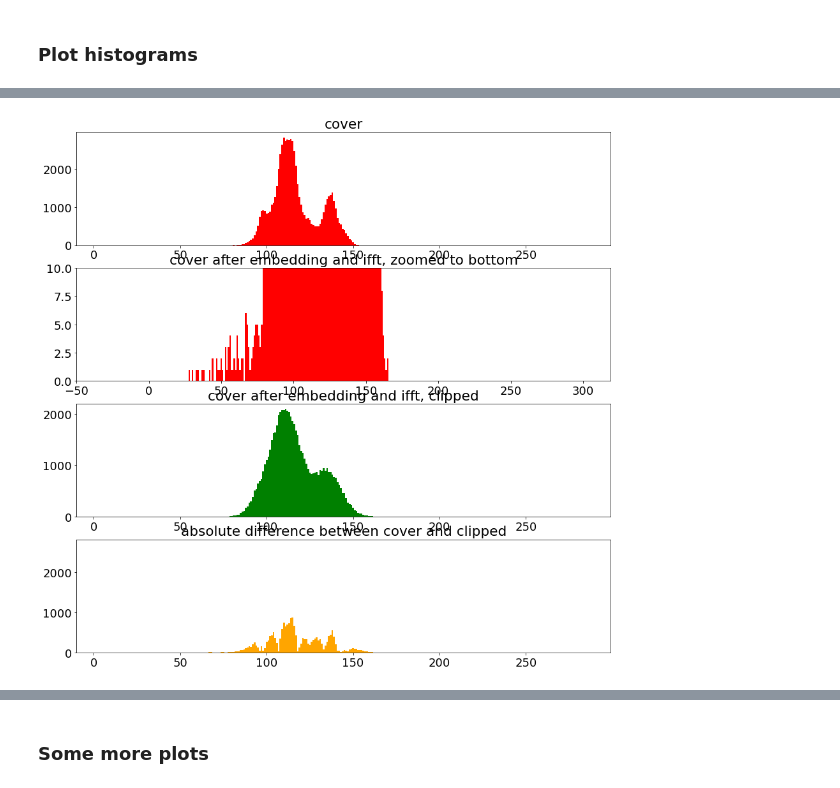
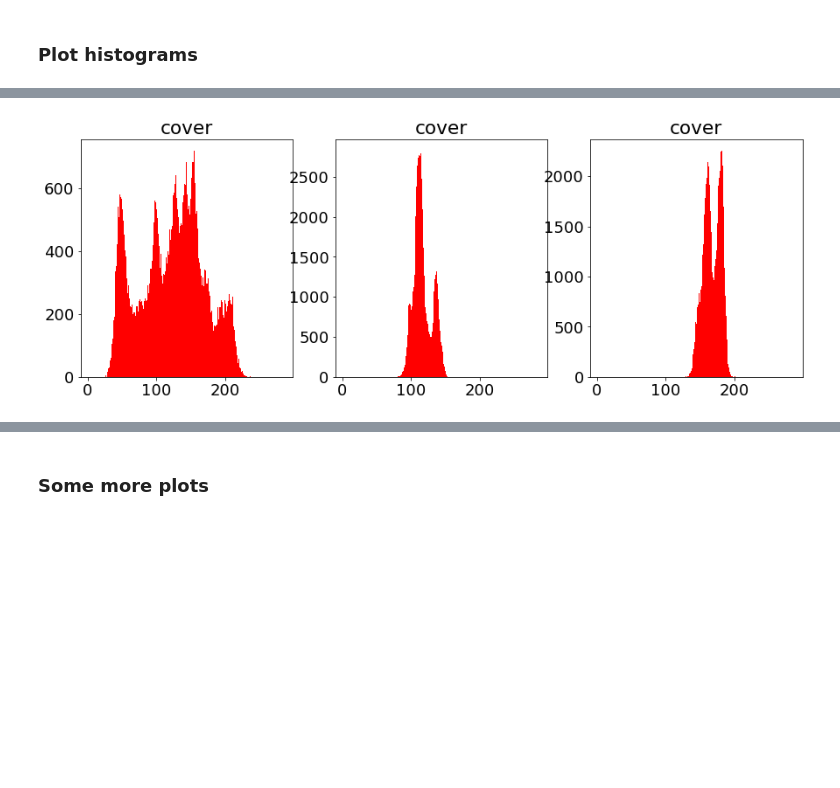
Before and after one commit to PIX3LFLUX/Steganosaurus, a Jupyter notebook: FFT_stego_sharp.ipynb, the cells around one changed output, grey strips where cells are left out. Cells and saved outputs as stored; diff of their text form; code cells hidden in the pictures; blank space fills up the shorter version.

```diff
--- a/FFT_stego_sharp.ipynb
+++ b/FFT_stego_sharp.ipynb
@@ -213,3 +667,8 @@ Text(0.5, 1.0, '2')
+# %%
+if static_gain != 0:
+    gain = static_gain
+else:
+    gain = 10000
 # %% [markdown]
 ### Payload
 # %%
@@ -303,11 +676,10 @@ def message2bin(message, threshold: int):
-# %%
-gain = 20000
 # %% [markdown]
 ### Mask
 # %%
 # apply gain to binary message
-bin_encoded =  text_to_bits_int(string, gain, colorspace)
-print("bin_encoded:", bin_encoded[:20])
+bin_encoded = generateMessage(string, gain, Colorspace(colorspace))
+# bin_encoded =  text_to_bits_int(string, gain, Colorspace(colorspace))
+print("bin_encoded:", bin_encoded[-1][:20])
 
 def create_FFTmask(columns, rows, message, optcut = None):
     # calculate minimum part to be cut and add another 3% because of rounding errors and for "safety"
@@ -336,11 +708,14 @@ def create_FFTmask(columns, rows, message, optcut = None):
 
     return mask, cut
 
-cover_fft_mask, cut = create_FFTmask(*(image.size), bin_encoded, True)
+# create mask from largest portion of message -> last channel with the header
+cover_fft_mask, cut = create_FFTmask(*(image.size), bin_encoded[-1], optcut)
 # cover_fft_mask, cut = create_FFTmask(*(image.size), bin_encoded, False)
 print(cover_fft_mask[:20])
+print(cover_fft_mask.shape)
+print(channel[-1].size)
 
-cover_fft_masked = np.abs(np.fft.fft2(channel1))*cover_fft_mask
+cover_fft_masked = np.abs(np.fft.fft2(channel[-1]))*cover_fft_mask
 plt.figure()
 plt.subplot(121)
 plt.imshow(cover_fft_mask, cmap="gray")
@@ -422,34 +812,48 @@ image saved
 # %% [markdown]
 ### Plot histograms
 # %%
-hist0, edges0 = np.histogram(np.array(channel1), bins=range(300))
-plt.figure(figsize=(15,15))
-plt.subplot(411)
-plt.bar(edges0[:-1], hist0, width = 1, color='red')
-plt.xlim(-10, max(edges0))
-plt.title("cover")
+h0 = []
+e0 = []
+plt.figure(figsize=(20,5))
+for ix, ch in enumerate(channel):
+    hist0, edges0 = np.histogram(np.array(ch), bins=range(300))
+    plt.subplot(14*10 + ix + 1)
+    plt.bar(edges0[:-1], hist0, width = 1, color='red')
+    plt.xlim(-10, max(edges0))
+    plt.title("cover")
+    h0.append(hist0)
+    e0.append(edges0)
 
-hist1, edges1 = np.histogram(cover_masked, bins=range(-50,320))
-plt.subplot(412)
-plt.bar(edges1[:-1], hist1, width = 1, color='red')
-plt.xlim(min(edges1), max(edges1))
-plt.ylim(0,10)
-plt.title("cover after embedding and ifft, zoomed to bottom")
+plt.figure(figsize=(20,5))
+for ix, ch in enumerate(cover_masked):
+    hist1, edges1 = np.histogram(ch, bins=range(-50,320))
+    plt.subplot(14*10 + ix + 1)
+    plt.bar(edges1[:-1], hist1, width = 1, color='red')
+    plt.xlim(min(edges1), max(edges1))
+    plt.title("cover after embedding and ifft")
 print(np.min(cover_masked))
 print(np.max(cover_masked))
 
-hist2, edges2 = np.histogram(cover_masked_clip, bins=range(300))
-plt.subplot(413)
-plt.bar(edges2[:-1], hist2, width = 1, color='green')
-plt.xlim(-10, max(edges2))
-plt.title("cover after embedding and ifft, clipped")
+h2 = []
+e2 = []
+plt.figure(figsize=(20,5))
+for ix, ch in enumerate(cover_masked_clip):
+    hist2, edges2 = np.histogram(ch, bins=range(300))
+    plt.subplot(14*10 + ix + 1)
+    plt.bar(edges2[:-1], hist2, width = 1, color='green')
+    plt.xlim(-10, max(edges2))
+    plt.title("embedding + ifft, clipped")
+    h2.append(hist2)
+    e2.append(edges2)
 
-hist3 = np.abs(hist0 - hist2)
-plt.subplot(414)
-plt.bar(edges2[:-1], hist3, width = 1, color='orange')
-plt.xlim(-10, max(edges2))
-plt.ylim(0,max(hist0))
-plt.title("absolute difference between cover and clipped")
+plt.figure(figsize=(20,5))
+for ix, ch in enumerate(h2):
+    hist3 = np.abs(h0[ix] - ch)
+    plt.subplot(14*10 + ix + 1)
+    plt.bar(e2[ix][:-1], hist3, width = 1, color='orange')
+    plt.xlim(-10, max(e2[ix]))
+    plt.ylim(0,max(h0[ix]))
+    plt.title("abs(cover-clipped)")
 
 plt.show()
 # %% [output]
@@ -458 +862 @@ plt.show()
-[figure, old version]
+[figure, new version]
```
Also changed, not shown: parts of 19 cells of this notebook, 1 other file.
